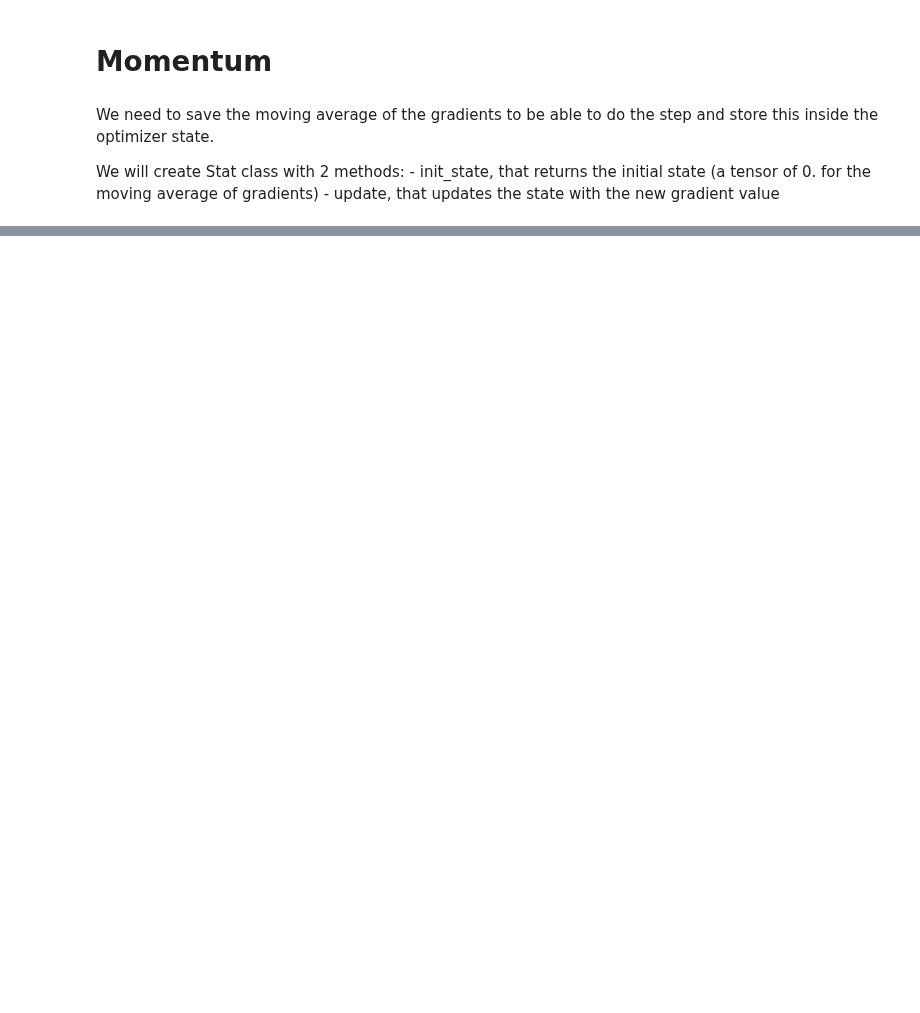
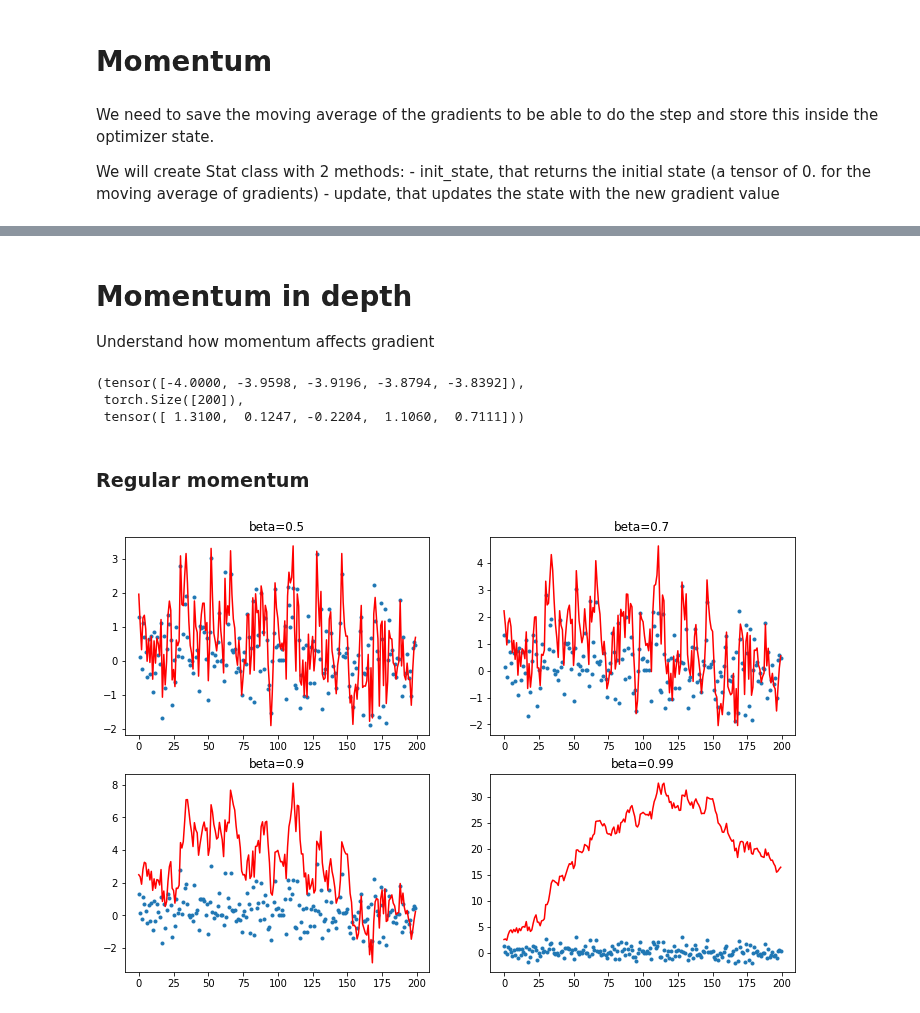
Before and after one commit to anhquan0412/fastai_v3p1, a Jupyter notebook: part_2/optimizers-wd.ipynb, the cells around one changed output, grey strips where cells are left out. Cells and saved outputs as stored; diff of their text form; code cells hidden in the pictures; blank space fills up the shorter version.

```diff
--- a/part_2/optimizers-wd.ipynb
+++ b/part_2/optimizers-wd.ipynb
@@ -415,0 +496,35 @@ valid: [1.9458876953125, tensor(0.3760, device='cuda:0')]
+# %% [markdown]
+# Momentum in depth
+
+Understand how momentum affects gradient
+# %%
+x = torch.linspace(-4, 4, 200)
+y = torch.randn(200) + 0.3 # this is grad_w at different iteration
+betas = [0.5, 0.7, 0.9, 0.99]
+# %%
+x[:5], x.shape,y[:5]
+# %% [output]
+(tensor([-4.0000, -3.9598, -3.9196, -3.8794, -3.8392]),
+ torch.Size([200]),
+ tensor([ 1.3100,  0.1247, -0.2204,  1.1060,  0.7111]))
+# %%
+def plot_mom(f):
+    _,axs = plt.subplots(2,2, figsize=(12,8))
+    for beta,ax in zip(betas, axs.flatten()):
+        ax.plot(y, linestyle='None', marker='.')
+        avg,res = None,[]
+        for i,yi in enumerate(y):
+            avg,p = f(avg, beta, yi, i)
+            res.append(p)
+        ax.plot(res, color='red')
+        ax.set_title(f'beta={beta}')
+# %% [markdown]
+### Regular momentum
+# %%
+def mom1(avg, beta, yi, i):
+    if avg is None: avg=yi
+    res = beta*avg + yi # moving_grad*mom + current grad_w
+    return res,res
+plot_mom(mom1)
+# %% [output]
+[figure, added]
```
Also changed, not shown: parts of 44 cells of this notebook, 2 other files.
